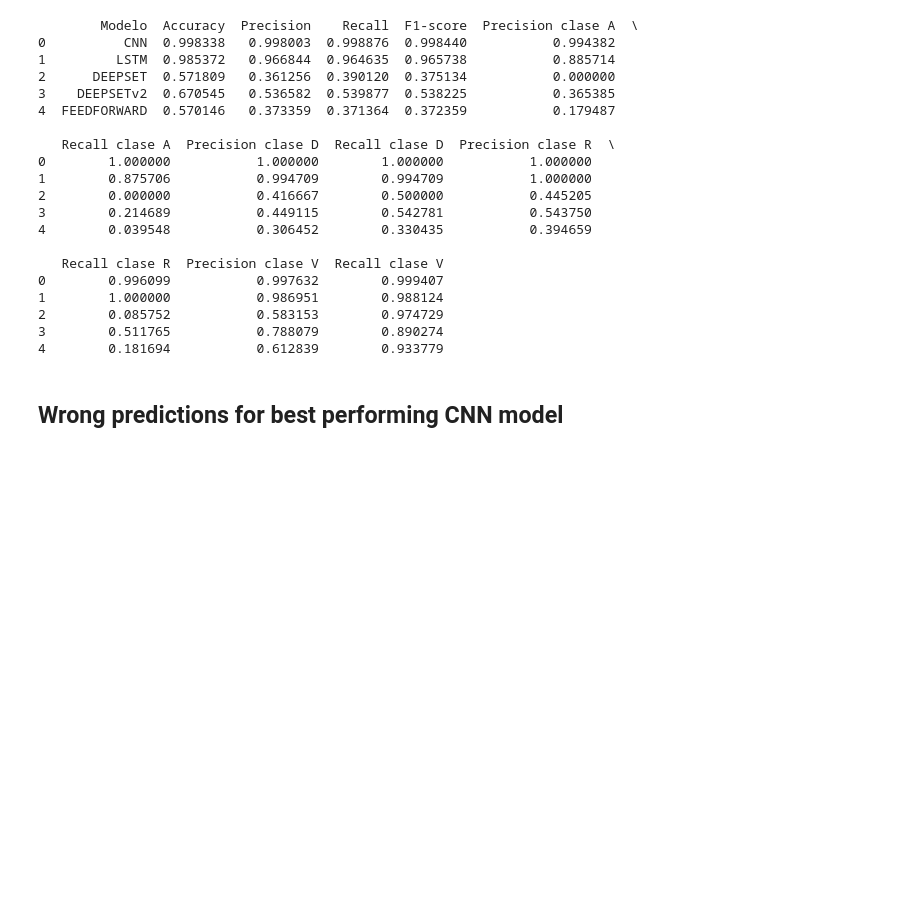
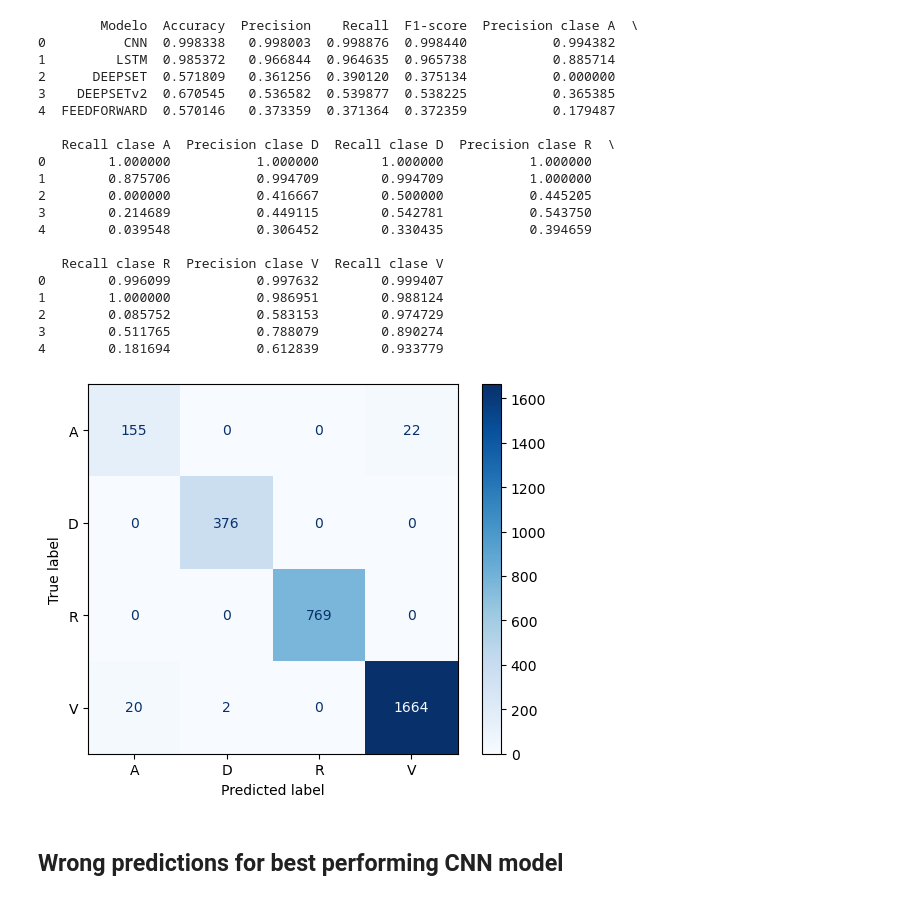
Before and after one commit to FranciscoMorenoB/TFG-XAI-CONCURRENCIA, a Jupyter notebook: Notebooks-Modificados/3nd filter - Skipping 19 samples (pos invariance).ipynb, the cells around one changed output. Cells and saved outputs as stored; diff of their text form; code cells hidden in the pictures; blank space fills up the shorter version.

Commit message:
Matrixx Conf

```diff
--- a/Notebooks-Modificados/3nd filter - Skipping 19 samples (pos invariance).ipynb
+++ b/Notebooks-Modificados/3nd filter - Skipping 19 samples (pos invariance).ipynb
@@ -653,6 +630,10 @@ get_summary_df(["CNN", "LSTM", "DEEPSET", "DEEPSETv2", "FEEDFORWARD"], [cnn_accu
 2        0.085752           0.583153        0.974729
 3        0.511765           0.788079        0.890274
 4        0.181694           0.612839        0.933779
+# %%
+confusionMatrix(best_lstm_model, x_test_lstm, y_test)
+# %% [output]
+[figure, added]
 # %% [markdown]
 ## Wrong predictions for best performing CNN model
 # %%
```
Also changed, not shown: parts of 6 cells of this notebook, 7 other files.
